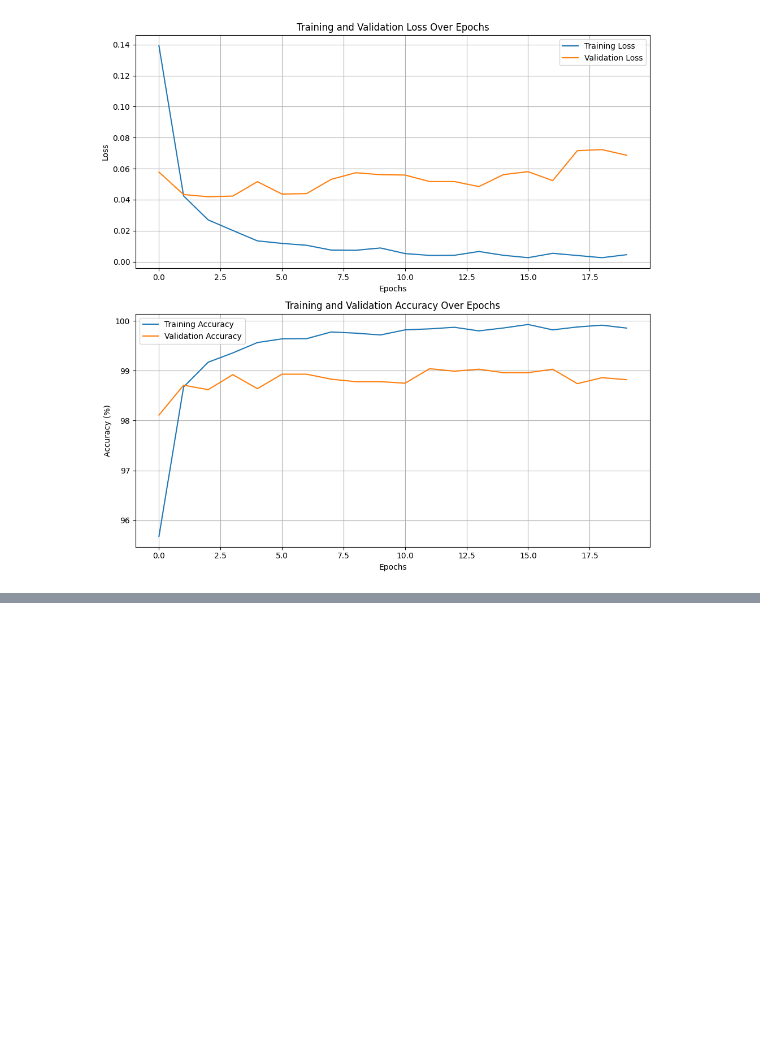
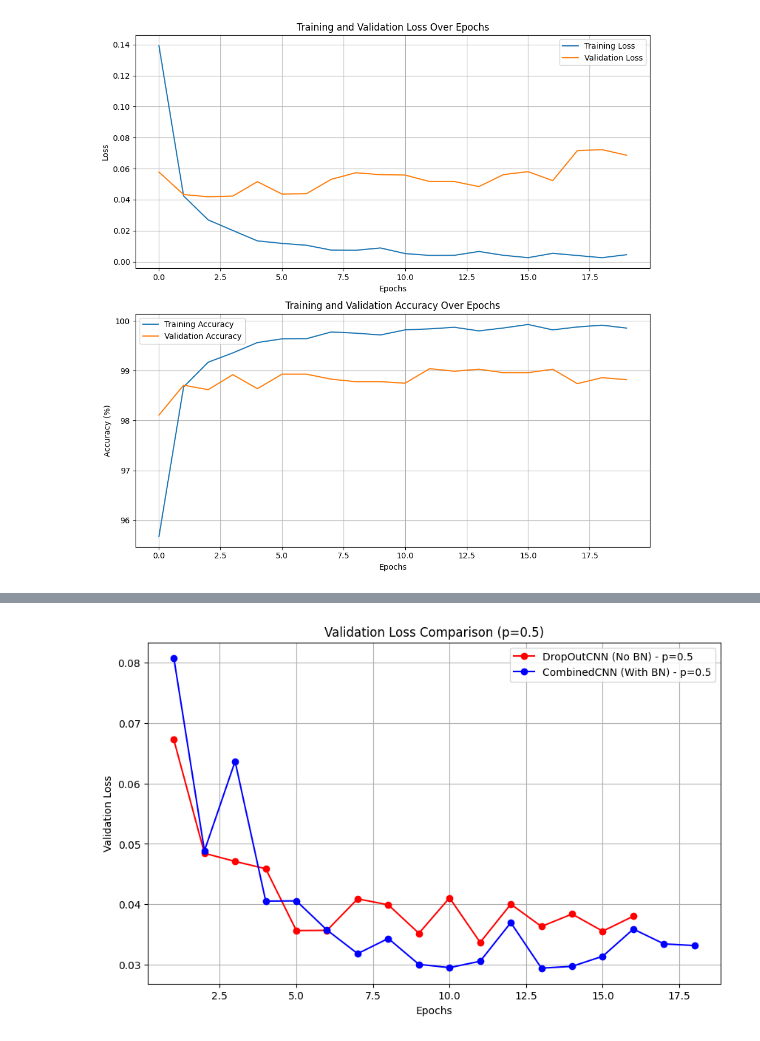
Before and after one commit to RoberRamzy/Linear-Models-Deep-Networks, a Jupyter notebook: classifier.ipynb, the cells around one changed output, grey strips where cells are left out. Cells and saved outputs as stored; diff of their text form; code cells hidden in the pictures; blank space fills up the shorter version.

```diff
--- a/classifier.ipynb
+++ b/classifier.ipynb
@@ -1348,3 +1453,17 @@ Epoch [9/20], Train Loss: 0.0072, Train Acc: 99.76%, Val Loss: 0.0453, Val Acc:
 Validation loss did not improve. Patience counter: 5/5
 Early stopping triggered after 5 epochs with no improvement.
 Loaded best model weights for final testing.
+# %%
+model_cnn
+with torch.no_grad():
+    test_correct = 0
+    test_total = 0
+    for images, labels in test_loader:
+        images = images.to(device)
+        labels = labels.to(device)
+        outputs = model_cnn(images)
+        _, predicted = torch.max(outputs.data, 1)
+        test_total += labels.size(0)
+        test_correct += (predicted == labels).sum().item()
+final_test_accuracy = 100 * test_correct / test_total
+print(f"Final Test Accuracy: {final_test_accuracy:.2f}%")
@@ -1378,0 +1769,23 @@ plt.show()
+# %%
+import matplotlib.pyplot as plt
+
+# Get the history lists
+dropout_loss = all_results_dropout[0.5]['val_loss']
+combined_loss = all_results_combined[0.5]['val_loss']
+
+# Get the epoch counts
+epochs_dropout = range(1, len(dropout_loss) + 1)
+epochs_combined = range(1, len(combined_loss) + 1)
+
+# Plot
+plt.figure(figsize=(10, 6))
+plt.plot(epochs_dropout, dropout_loss, 'r-o', label='DropOutCNN (No BN) - p=0.5')
+plt.plot(epochs_combined, combined_loss, 'b-o', label='CombinedCNN (With BN) - p=0.5')
+plt.title('Validation Loss Comparison (p=0.5)')
+plt.xlabel('Epochs')
+plt.ylabel('Validation Loss')
+plt.legend()
+plt.grid(True)
+plt.show()
+# %% [output]
+[figure, added]
```
Also changed, not shown: parts of 12 cells of this notebook.
